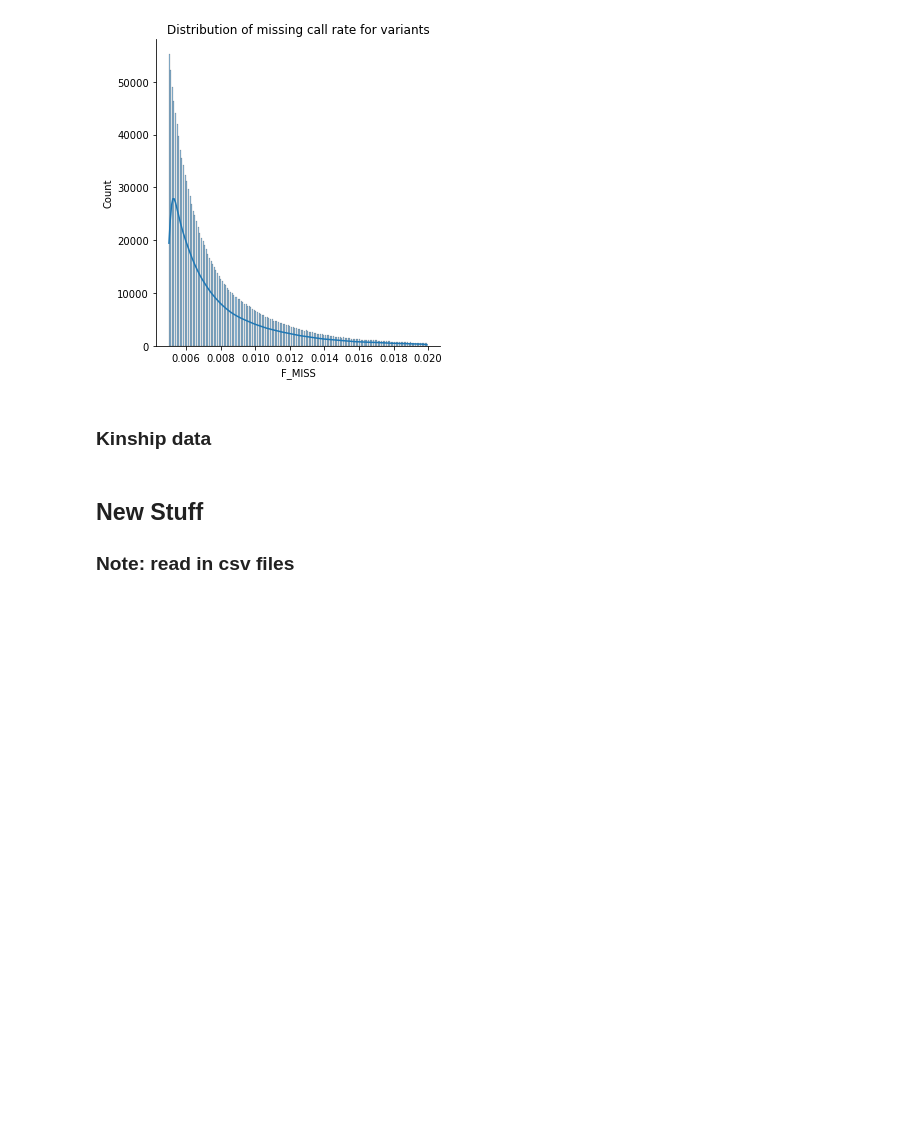
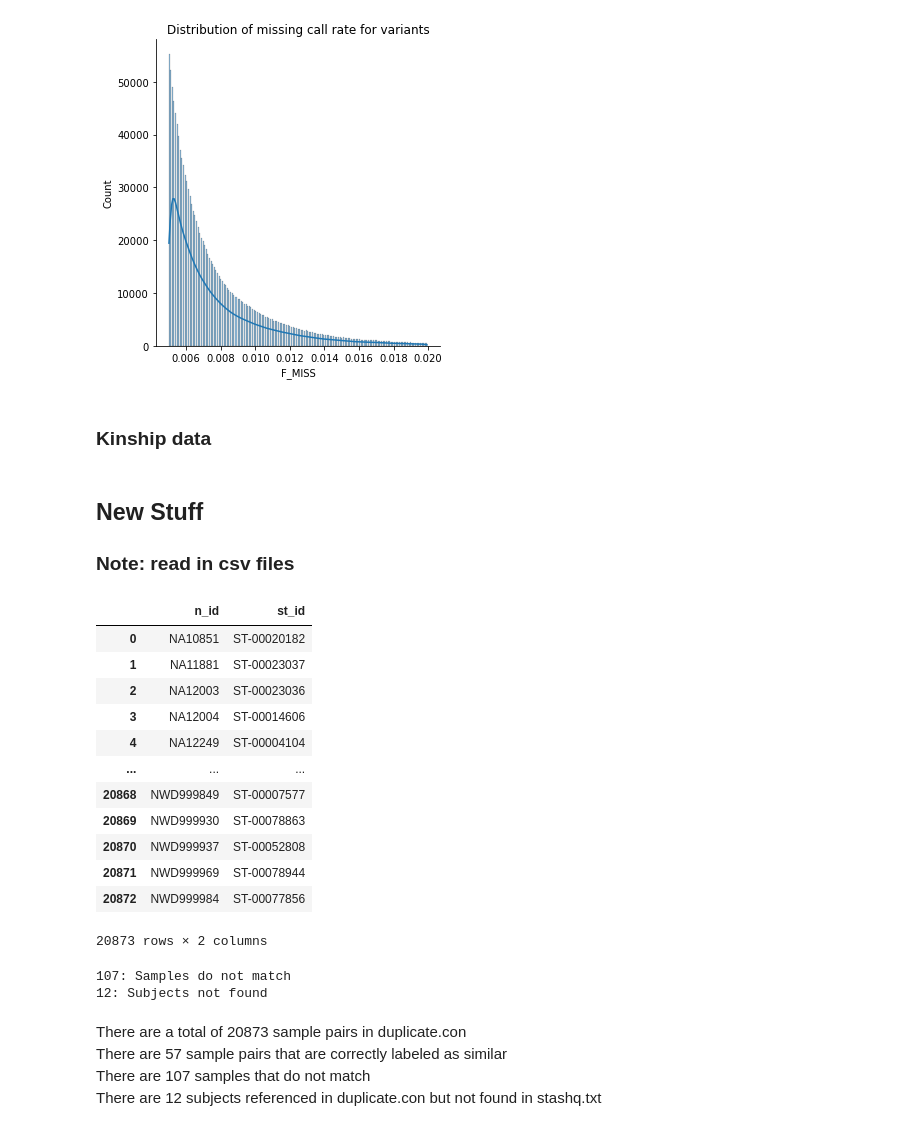
Before and after one commit to jziniti/topmed_wgs_extraction, a Jupyter notebook: notebooks/TopMedQC.ipynb, the cells around one changed output. Drawn from its saved outputs; the diff is of its cells as text; code cells hidden in the pictures; blank space fills up the shorter version.

Commit message:
sample similarity research

```diff
--- a/notebooks/TopMedQC.ipynb
+++ b/notebooks/TopMedQC.ipynb
@@ -344,5 +344,73 @@ flagged_markers.to_csv(marker_flags_file_name)
 # %% [markdown]
 ## New Stuff
 ### Note: read in csv files
+# %%
+#show samples from duplicate.con that (should match) & (shouldn't match) and do
+path = '/proj/regeps/regep00/studies/TopMed/data/dna/whole_genome/TopMed/data/freezes/freeze.10.cdnm/tmp/'
+dup_con = s_studyid+'_king_duplicate.con'
+stashq = '10a.stashq.txt'
+
+df_con = pd.read_csv(path+dup_con, delim_whitespace=True)
+df_txt = pd.read_csv(path+stashq, delim_whitespace=True)
+df_txt.columns = ['n_id', '1', 's_id', 'st_id', '4']
+df_txt = df_txt[['n_id', 'st_id']]
+df_txt.dropna
+df_txt
+# %% [output]
+|  | n_id | st_id |
+| 0 | NA10851 | ST-00020182 |
+| 1 | NA11881 | ST-00023037 |
+| 2 | NA12003 | ST-00023036 |
+| 3 | NA12004 | ST-00014606 |
+| 4 | NA12249 | ST-00004104 |
+| ... | ... | ... |
+| 20868 | NWD999849 | ST-00007577 |
+| 20869 | NWD999930 | ST-00078863 |
+| 20870 | NWD999937 | ST-00052808 |
+| 20871 | NWD999969 | ST-00078944 |
+| 20872 | NWD999984 | ST-00077856 |
+20873 rows × 2 columns
+# %%
+# Show samples from duplicate.con that should match but don’t
+bad_match_data = { "idx": [], "ID1": [], "ID2": [], "Reason": [] }
+matching_data = {'nwd_1': [], 'nwd_2': [], 'st_id': []}
+#parse through all the duplicate samples
+for index, row in df_con.iterrows() :
+    nwd1 = row['ID1']
+    nwd2 = row['ID2']
+
+    # save st id of each nwd id (we expect these to be ==)
+    st_1 = df_txt[df_txt.n_id == nwd1]['st_id']
+    st_2 = df_txt[df_txt.n_id == nwd2]['st_id']
+
+    #remove results that produce no st values
+    if (st_1.empty or st_2.empty) :
+        bad_match_data["idx"].append(idx)
+        bad_match_data["ID1"].append(id1)
+        bad_match_data["ID2"].append(id2)
+        bad_match_data["Reason"].append("Not Found")
+    elif (st_1.values[0] == st_2.values[0]):
+        matching_data['nwd_1'].append(nwd1)
+        matching_data['nwd_2'].append(nwd2)
+        matching_data['st_id'].append(st_1.values[0])
+    elif (st_1.values[0] != st_2.values[0]):
+        bad_match_data["idx"].append(idx)
+        bad_match_data["ID1"].append(id1)
+        bad_match_data["ID2"].append(id2)
+        bad_match_data["Reason"].append("No Match")
+
+df_bad_match = pd.DataFrame(data=bad_match_data)
+df_matching = pd.DataFrame(data=matching_data)
+
+print(str(len(df_bad_match[df_bad_match["Reason"] == "No Match"])) + ': Samples do not match')
+print(str(len(df_bad_match[df_bad_match["Reason"] == "Not Found"])) + ': Subjects not found')
+# %% [output]
+107: Samples do not match
+12: Subjects not found
+# %% [markdown]
+There are a total of 20873 sample pairs in duplicate.con <br>
+There are 57 sample pairs that are correctly labeled as similar <br>
+There are 107 samples that do not match <br>
+There are 12 subjects referenced in duplicate.con but not found in stashq.txt <br>
 # %%
 # Show samples from duplicate.con that should match and do
```
Also changed, not shown: parts of 2 cells of this notebook.
